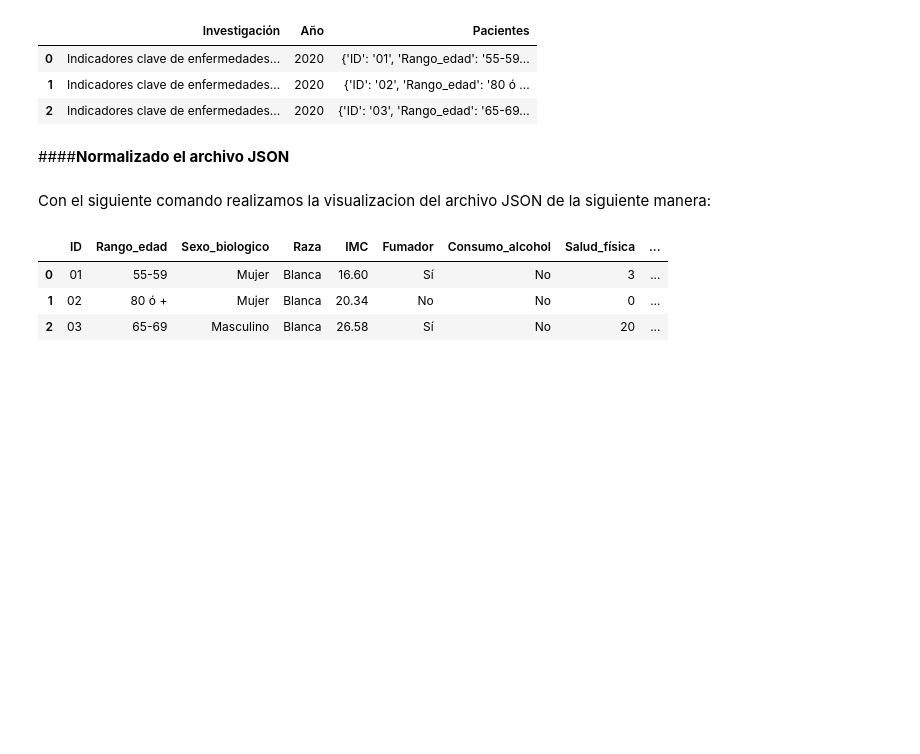
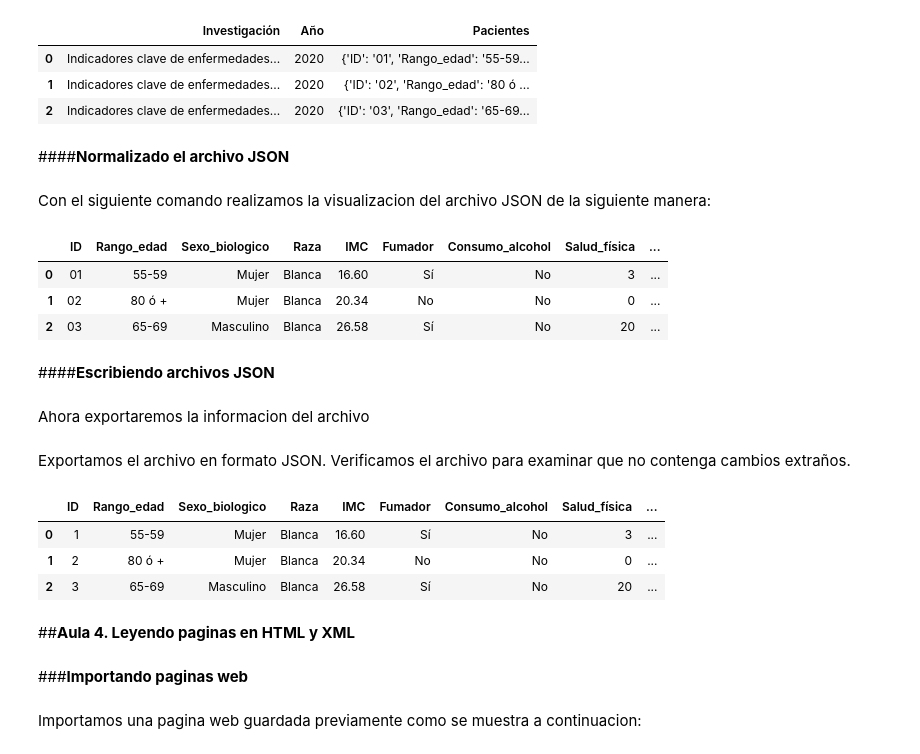
Before and after one commit to Eliecer91/Eliecer91.github.io, a Jupyter notebook: Panda_I_O.ipynb, the cells around one changed output. Drawn from its saved outputs; the diff is of its cells as text; code cells hidden in the pictures; blank space fills up the shorter version.

```diff
--- a/Panda_I_O.ipynb
+++ b/Panda_I_O.ipynb
@@ -323,3 +323,7 @@ df_normalizado
 | 0 | 01 | 55-59 | Mujer | Blanca | 16.60 | Sí | No | 3 | ... |
 | 1 | 02 | 80 ó + | Mujer | Blanca | 20.34 | No | No | 0 | ... |
 | 2 | 03 | 65-69 | Masculino | Blanca | 26.58 | Sí | No | 20 | ... |
+# %% [markdown]
+####**Escribiendo archivos JSON**
+# %% [markdown]
+Ahora exportaremos la informacion del archivo
@@ -325,0 +332,15 @@ df_normalizado
+# %% [markdown]
+Exportamos el archivo en formato JSON. Verificamos el archivo para examinar que no contenga cambios extraños.
+# %%
+pd.read_json('historico_pacientes_normalizados.json')
+# %% [output]
+|  | ID | Rango_edad | Sexo_biologico | Raza | IMC | Fumador | Consumo_alcohol | Salud_física | ... |
+| 0 | 1 | 55-59 | Mujer | Blanca | 16.60 | Sí | No | 3 | ... |
+| 1 | 2 | 80 ó + | Mujer | Blanca | 20.34 | No | No | 0 | ... |
+| 2 | 3 | 65-69 | Masculino | Blanca | 26.58 | Sí | No | 20 | ... |
+# %% [markdown]
+##**Aula 4. Leyendo paginas en HTML y XML**
+# %% [markdown]
+###**Importando paginas web**
+# %% [markdown]
+Importamos una pagina web guardada previamente como se muestra a continuacion:
```
Also changed, not shown: parts of 12 cells of this notebook.
